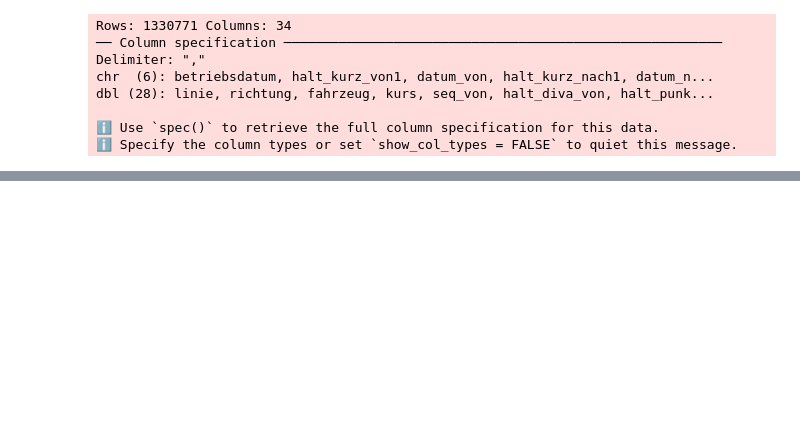
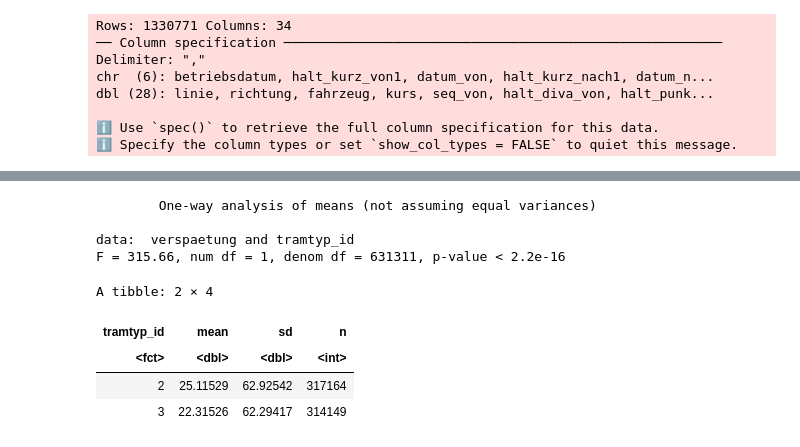
Before and after one commit to juliankraft/DaAn_Projektarbeit, a Jupyter notebook: code/sandbox/R_playground.ipynb, the cells around one changed output, grey strips where cells are left out. Cells and saved outputs as stored; diff of their text form; code cells hidden in the pictures; blank space fills up the shorter version.

```diff
--- a/code/sandbox/R_playground.ipynb
+++ b/code/sandbox/R_playground.ipynb
@@ -48,0 +206,19 @@ A spec_tbl_df: 1330771 × 34
+# %%
+oneway.test(verspaetung ~ tramtyp_id, data = data_ready_filtered)
+data_ready_filtered %>%
+    group_by(tramtyp_id) %>%
+    summarise(
+        mean = mean(verspaetung),
+        sd = sd(verspaetung),
+        n = n()
+    )
+# %% [output]
+        One-way analysis of means (not assuming equal variances)
+
+data:  verspaetung and tramtyp_id
+F = 315.66, num df = 1, denom df = 631311, p-value < 2.2e-16
+A tibble: 2 × 4
+| tramtyp_id | mean | sd | n |
+| <fct> | <dbl> | <dbl> | <int> |
+| 2 | 25.11529 | 62.92542 | 317164 |
+| 3 | 22.31526 | 62.29417 | 314149 |
```
Also changed, not shown: parts of 13 cells of this notebook.
